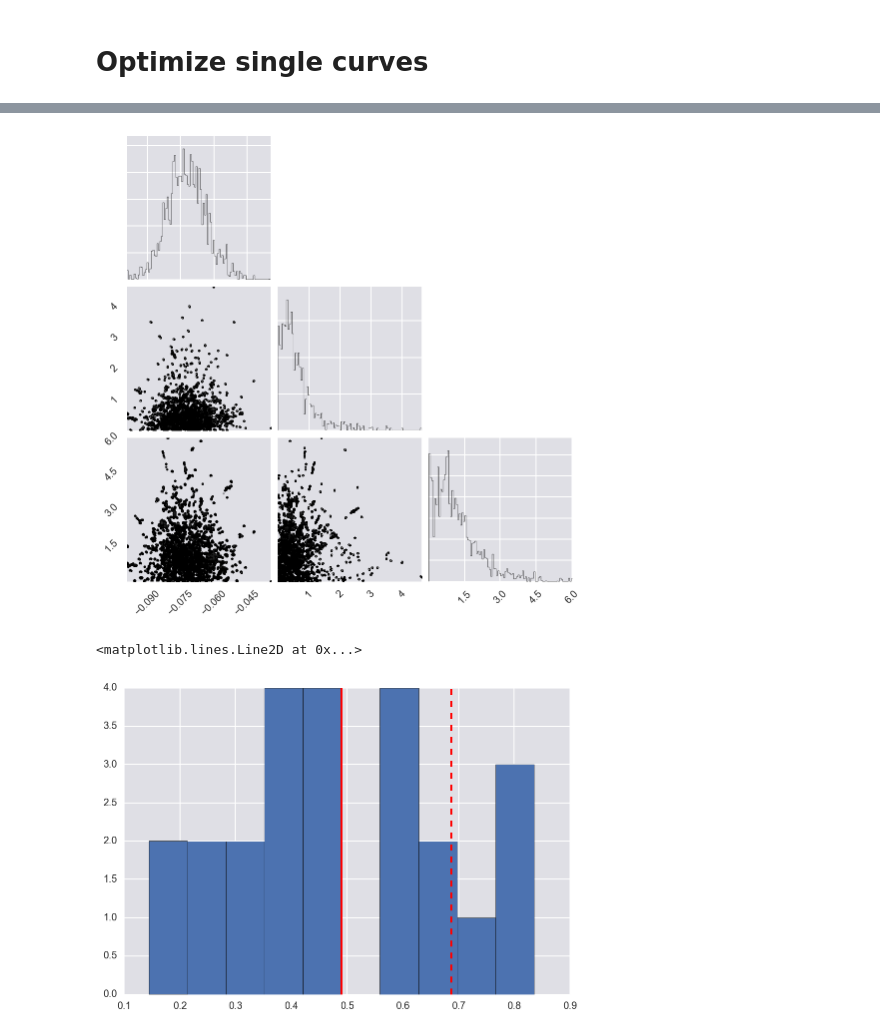
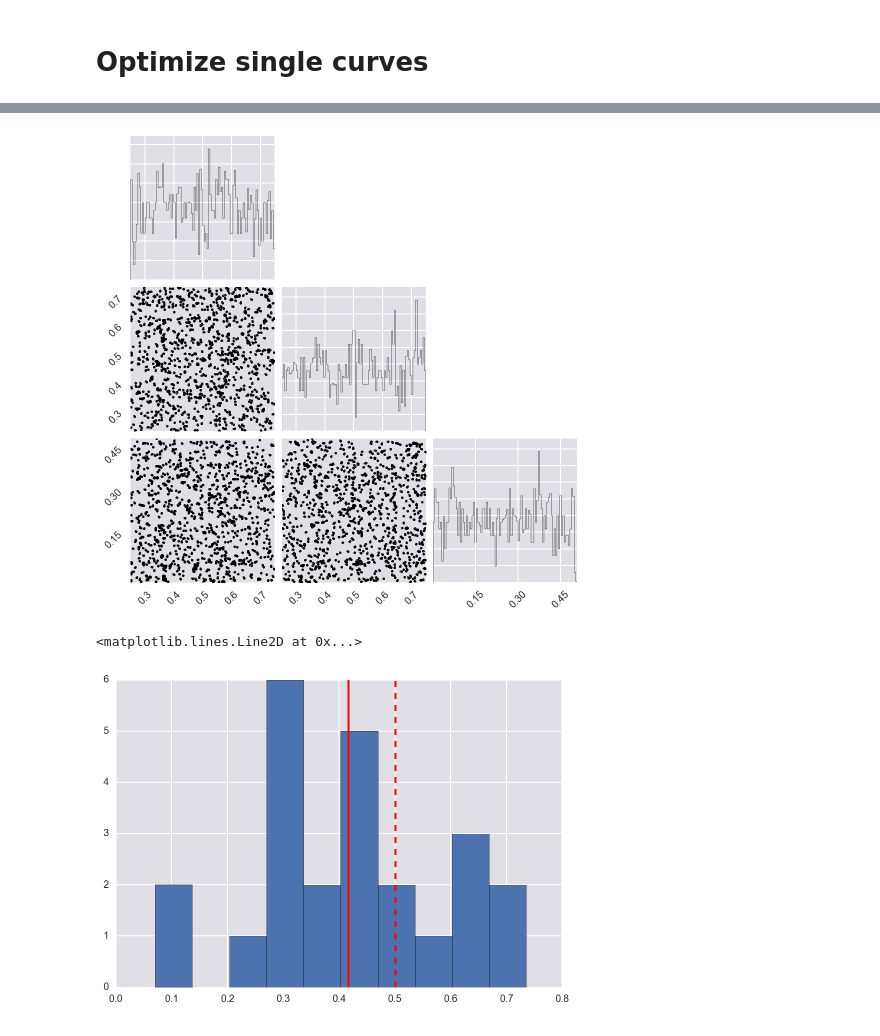
Before and after one commit to dangeles/WormFiles, a Jupyter notebook: agingRNAseq/src/MCMC Analysis.ipynb, the cells around one changed output, grey strips where cells are left out. Cells and saved outputs as stored; diff of their text form; code cells hidden in the pictures.

```diff
--- a/agingRNAseq/src/MCMC Analysis.ipynb
+++ b/agingRNAseq/src/MCMC Analysis.ipynb
@@ -106,7 +106,7 @@ df['var_by_gene'] = df.gene.apply(var_by_gene)
 fig, ax = plt.subplots()
 plt.hist(df.var_by_gene)
 plt.axvline(df.var_by_gene.mean()+df.var_by_gene.std(), ls='--', color='r')
-to_drop = df[df.var_by_gene > df.var_by_gene.mean() + 2*df.var_by_gene.std()].gene
+to_drop = df[df.var_by_gene > df.var_by_gene.mean() + df.var_by_gene.std()].gene
 to_drop
 
 labels = df.gene.isin(to_drop.unique())
@@ -1362,8 +1254,7 @@ def hierarchical_mcmc(target, p0, n_walkers, g='gene', d='z_dead', locs_means=lo
     return sampler
 # %%
 def hierarchical_unpacker(sampler, target, locs_means, locs_gs):
-    """
-    Unpack al"""
+    """A function to unpack the results from the hierarchical good-bad MCMC."""
 
     max_ind = np.argmax(sampler.flatlnprobability)
 
@@ -1383,8 +1274,8 @@ def hierarchical_unpacker(sampler, target, locs_means, locs_gs):
 target = df.gene.unique()
 p0, n_walkers, n_dim, locs_means, locs_gs = make_p0(target)
 # %%
-t, inds = index_maker(df, target)
-sampler = hierarchical_mcmc(target, p0, n_walkers)
+# t, inds = index_maker(df, target)
+sampler = hierarchical_mcmc(target, p0, n_walkers, locs_means)
 hypermean, sem, sigma, sigma_bad, s, means, g = hierarchical_unpacker(sampler, target, locs_means, locs_gs)
 # %%
 print("""
@@ -1399,17 +1300,18 @@ sigma_bad: 1.873044
 # %%
-fig = corner.corner(sampler.flatchain[:, 0:3], bins=100)
+fig = corner.corner(sampler.flatchain[:, 3:6], bins=100)
 # %% [output]
-[figure, old version]
+[figure, new version]
 # %%
-x = 1
-outliers = s >= s.mean() + x*s.std()
+x = 1/2
+# outliers = s >= s.mean() + x*s.std()
+outliers = s > 0.5
 
 plt.hist(s)
 plt.axvline(s.mean(), color='r')
 plt.axvline(s.mean()+ x*s.std(), ls='--', color='r')
 # %% [output]
 <matplotlib.lines.Line2D at 0x...>
-[figure, old version]
+[figure, new version]
 # %%
 # mean, sigma, sem= fetch_params(sampler)
 
```
Also changed, not shown: parts of 30 cells of this notebook, 5 other files.
